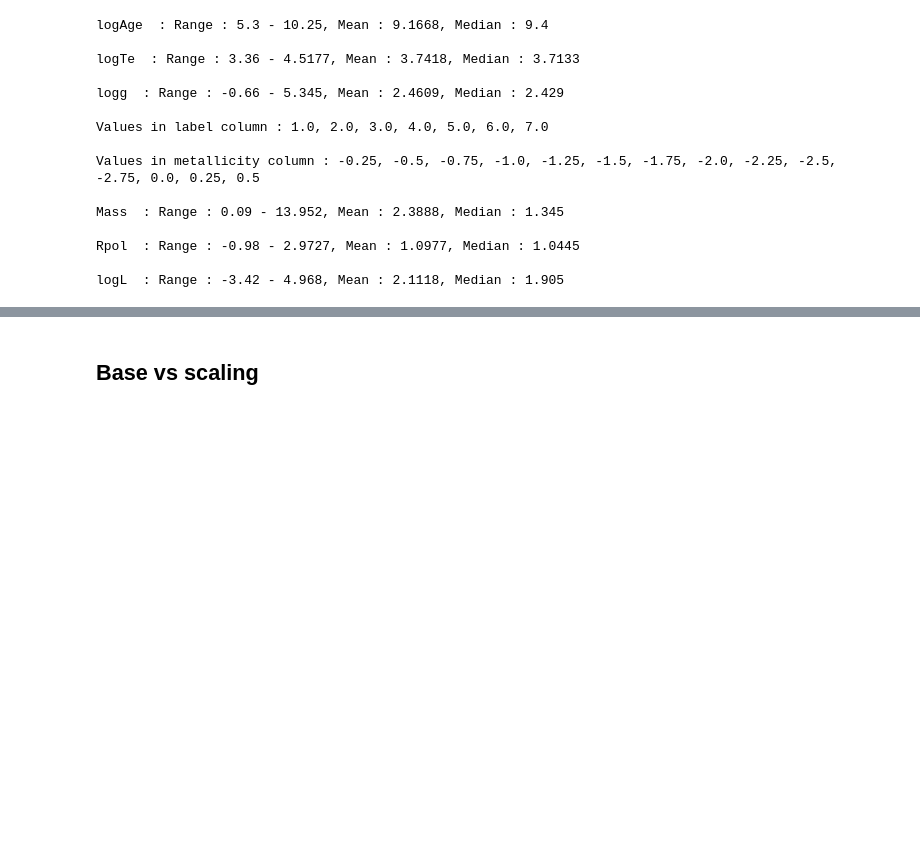
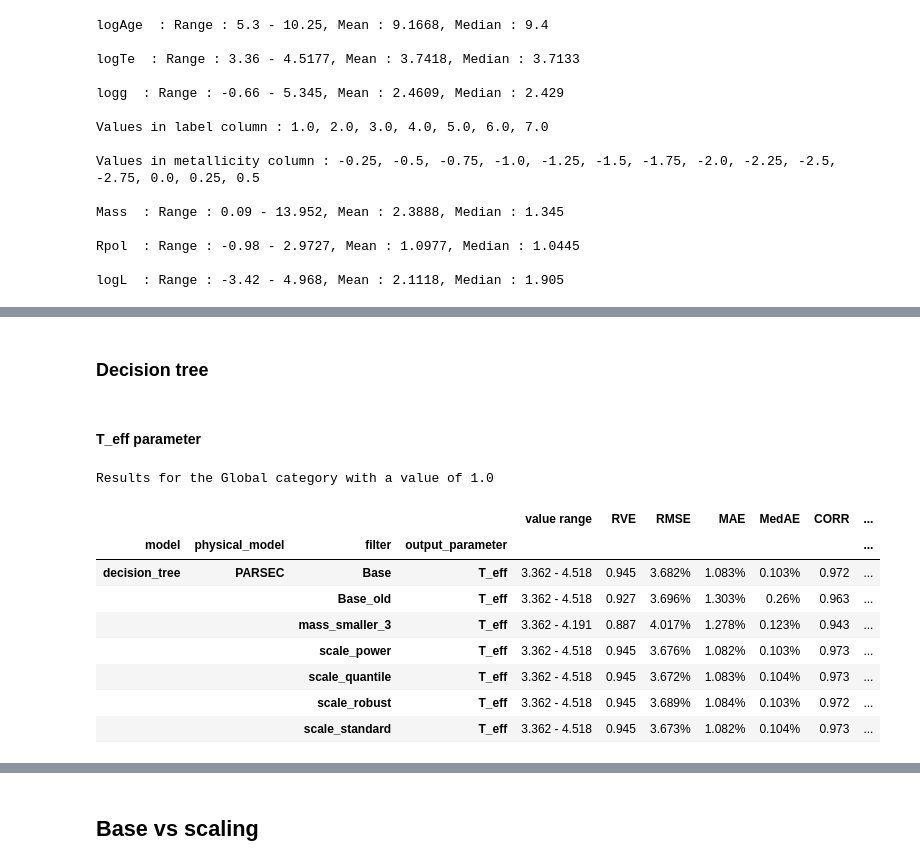
Before and after one commit to anpirott/thesis, a Jupyter notebook: notebooks/ML/method_ML/model_B/default_models/PARSEC/compare_model_results.ipynb, the cells around one changed output, grey strips where cells are left out. Cells and saved outputs as stored; diff of their text form; code cells hidden in the pictures; blank space fills up the shorter version.

```diff
--- a/notebooks/ML/method_ML/model_B/default_models/PARSEC/compare_model_results.ipynb
+++ b/notebooks/ML/method_ML/model_B/default_models/PARSEC/compare_model_results.ipynb
@@ -284,0 +393,22 @@ logL  : Range : -3.42 - 4.968, Mean : 2.1118, Median : 1.905
+# %% [markdown]
+### Decision tree
+# %% [markdown]
+#### T_eff parameter
+# %%
+compare_metrics(path, value_rounding=3, relative_values=True,
+                output_parameters=["T_eff"],
+                physical_models=["PARSEC"],
+                model_names=["decision_tree"],
+                categories=["Global"]
+                )
+# %% [output]
+Results for the Global category with a value of 1.0
+|  |  |  |  | value range | RVE | RMSE | MAE | MedAE | CORR | ... |
+| model | physical_model | filter | output_parameter |  |  |  |  |  |  | ... |
+| decision_tree | PARSEC | Base | T_eff | 3.362 - 4.518 | 0.945 | 3.682% | 1.083% | 0.103% | 0.972 | ... |
+|  |  | Base_old | T_eff | 3.362 - 4.518 | 0.927 | 3.696% | 1.303% | 0.26% | 0.963 | ... |
+|  |  | mass_smaller_3 | T_eff | 3.362 - 4.191 | 0.887 | 4.017% | 1.278% | 0.123% | 0.943 | ... |
+|  |  | scale_power | T_eff | 3.362 - 4.518 | 0.945 | 3.676% | 1.082% | 0.103% | 0.973 | ... |
+|  |  | scale_quantile | T_eff | 3.362 - 4.518 | 0.945 | 3.672% | 1.083% | 0.104% | 0.973 | ... |
+|  |  | scale_robust | T_eff | 3.362 - 4.518 | 0.945 | 3.689% | 1.084% | 0.103% | 0.972 | ... |
+|  |  | scale_standard | T_eff | 3.362 - 4.518 | 0.945 | 3.673% | 1.082% | 0.104% | 0.973 | ... |
```
Also changed, not shown: parts of 76 cells of this notebook.
